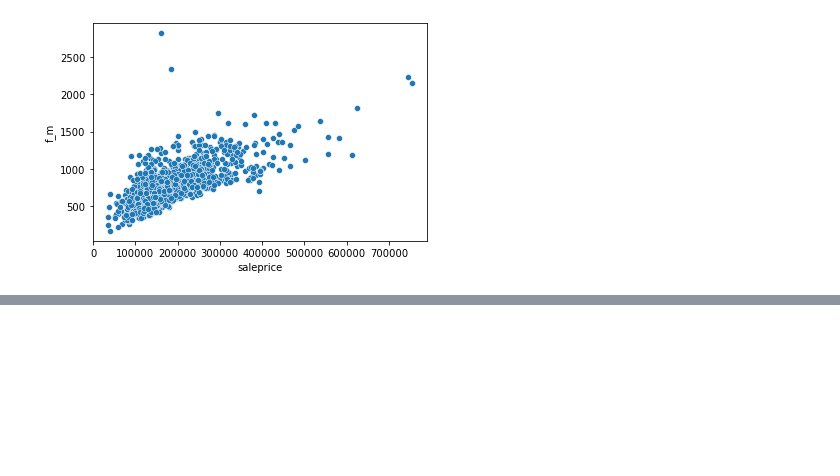
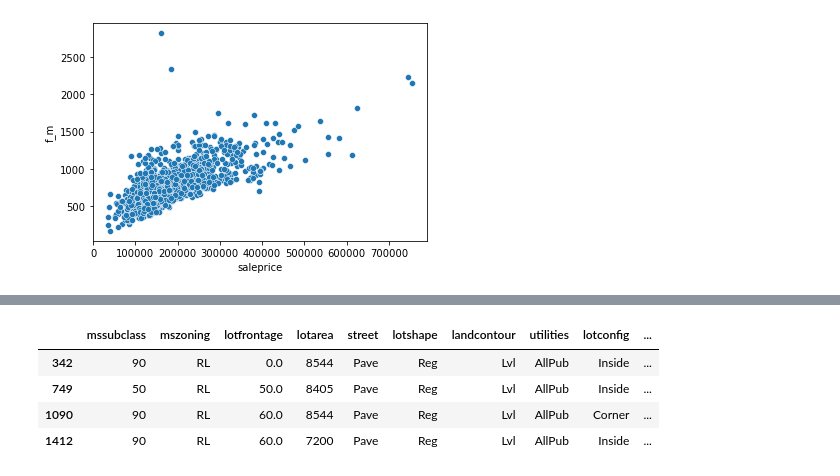
Before and after one commit to tosif91/machine_learning, a Jupyter notebook: basics/EDA_housing.ipynb, the cells around one changed output, grey strips where cells are left out. Saved outputs shown, nothing was run; the diff lists cells and outputs as text; code cells hidden in the pictures; blank space fills up the shorter version.

```diff
--- a/basics/EDA_housing.ipynb
+++ b/basics/EDA_housing.ipynb
@@ -397,0 +471,8 @@ sns
+# %%
+df.groupby('heating').get_group('Wall')
+# %% [output]
+|  | mssubclass | mszoning | lotfrontage | lotarea | street | lotshape | landcontour | utilities | lotconfig | ... |
+| 342 | 90 | RL | 0.0 | 8544 | Pave | Reg | Lvl | AllPub | Inside | ... |
+| 749 | 50 | RL | 50.0 | 8405 | Pave | Reg | Lvl | AllPub | Inside | ... |
+| 1090 | 90 | RL | 60.0 | 8544 | Pave | Reg | Lvl | AllPub | Corner | ... |
+| 1412 | 90 | RL | 60.0 | 7200 | Pave | Reg | Lvl | AllPub | Inside | ... |
```
Also changed, not shown: parts of 6 cells of this notebook.
